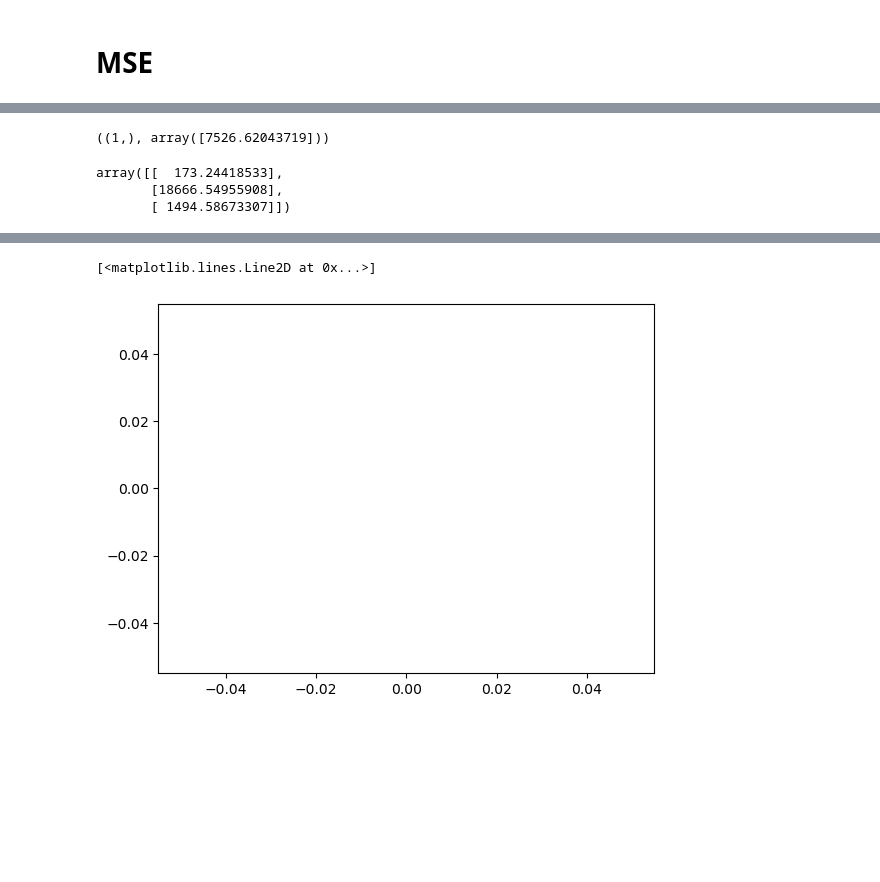
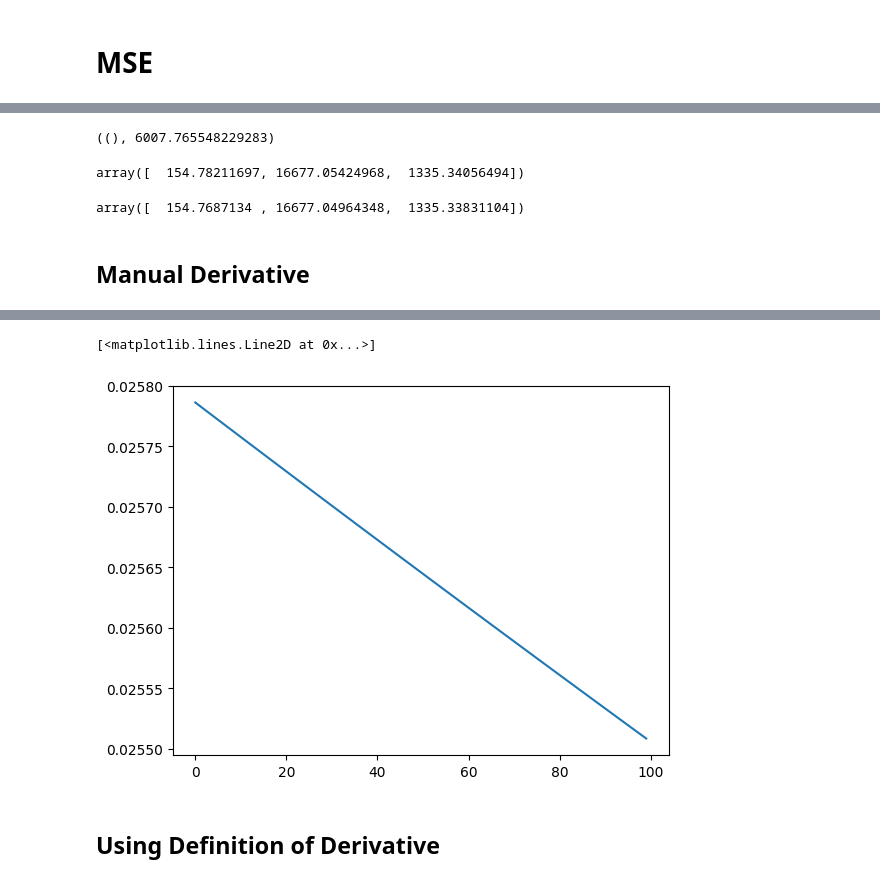
Before and after one commit to HongQuan1812/AIO2025, a Jupyter notebook: Module 4/Loss Function.ipynb, the cells around one changed output, grey strips where cells are left out. Drawn from its saved outputs; the diff is of its cells as text; code cells hidden in the pictures; blank space fills up the shorter version.

```diff
--- a/Module 4/Loss Function.ipynb
+++ b/Module 4/Loss Function.ipynb
@@ -280,28 +267,39 @@ print(y_hat.shape)
 # %%
-def calculate_loss(y, y_hat):
+def calculate_loss_MSE(y, y_hat):
     """Calculate loss function."""
-    loss = np.sum((y - y_hat)**2, axis = 0) / y.shape[0]
+    loss = np.mean((y - y_hat)**2, axis=0)
     return loss
 
-loss = calculate_loss(y, y_hat)
+loss = calculate_loss_MSE(y, y_hat)
 loss.shape, loss
 # %% [output]
-((1,), array([7526.62043719]))
+((), 6007.765548229283)
 # %%
-def calculate_GD(x,y,y_hat):
+def calculate_GD_MSE(x,y,y_hat):
     dldw = np.dot(x.T, -2*(y-y_hat)) / x.shape[0]
     return dldw
 
-dldw = calculate_GD(x,y,y_hat)
+dldw = calculate_GD_MSE(x,y,y_hat)
 dldw
 # %% [output]
-array([[  173.24418533],
-       [18666.54955908],
-       [ 1494.58673307]])
+array([  154.78211697, 16677.05424968,  1335.34056494])
+# %%
+dldw = calculate_GD_flex(w, X, y, calculate_y_hat, calculate_loss_MSE)
+dldw
+# %% [output]
+array([  154.7687134 , 16677.04964348,  1335.33831104])
+# %% [markdown]
+## Manual Derivative
+# %%
+X = df[['TOEFL Score', 'CGPA']].values
+y = df[['Chance of Admit']].values.squeeze()
+
+X = np.c_[np.ones(X.shape[0]), X]
+w = np.random.rand(3)
 # %%
 batch_size = 4
 epochs = 100
-learning_rate = 0.3
+learning_rate = 0.00001
 losses = []
 
 for epoch in range(epochs):
@@ -313,11 +311,10 @@ for epoch in range(epochs):
         y_hat = calculate_y_hat(X_batch, w)
 
         # Calculate cost
-        cost = calculate_loss(y_batch, y_hat)
-        loss = np.mean(cost)
+        loss = calculate_loss_MSE(y_batch, y_hat)
 
         # Calculate gradient
-        dldw = calculate_GD(X_batch, y_batch, y_hat)
+        dldw = calculate_GD_MSE(X_batch, y_batch, y_hat)
 
         # Update weights
         w = w - learning_rate * dldw
@@ -347,2 +344,4 @@ Epoch: 100 Loss: nan
 [<matplotlib.lines.Line2D at 0x...>]
-[figure, old version]
+[figure, new version]
+# %% [markdown]
+## Using Definition of Derivative
```
Also changed, not shown: parts of 31 cells of this notebook.
